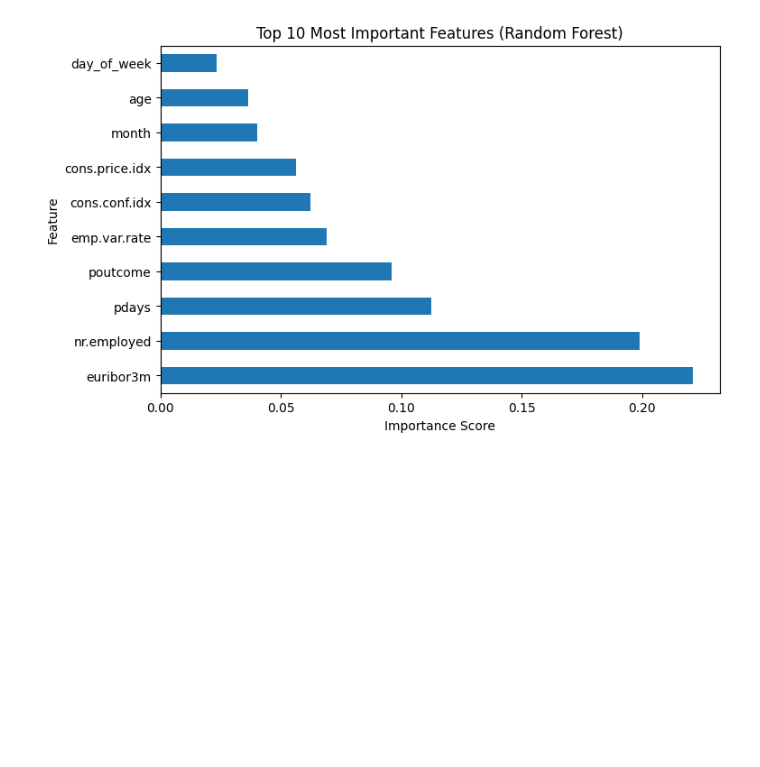
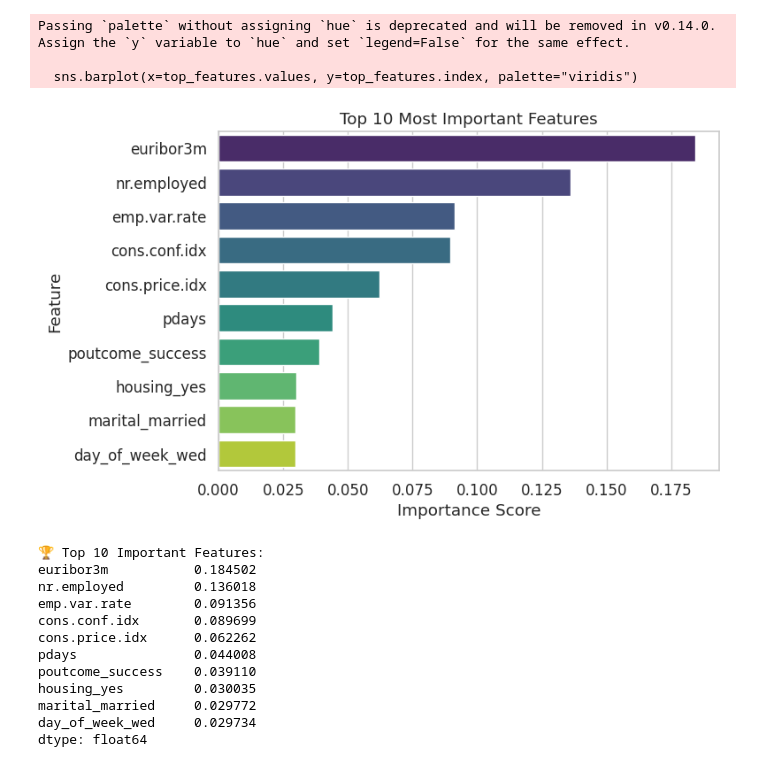
Before and after one commit to alvincharles45/alvincharles45.github.io, a Jupyter notebook: notebooks/starter_bank.ipynb, the cells around one changed output. Saved outputs shown, nothing was run; the diff lists cells and outputs as text; code cells hidden in the pictures; blank space fills up the shorter version.

```diff
--- a/notebooks/starter_bank.ipynb
+++ b/notebooks/starter_bank.ipynb
@@ -114,0 +94,9 @@ print("✅ Model saved as bank_rf_model.pkl")
+# %%
+# STEP 5: Balance Data using SMOTE
+
+smote = SMOTE(random_state=42, sampling_strategy=1.0)
+X_train_resampled, y_train_resampled = smote.fit_resample(X_train, y_train)
+
+print("✅ SMOTE applied successfully!")
+print("Training size after SMOTE:", X_train_resampled.shape)
+print("Class balance AFTER SMOTE:\n", y_train_resampled.value_counts(normalize=True))
@@ -114,0 +111,13 @@ print("✅ Model saved as bank_rf_model.pkl")
+# %%
+# STEP 6: Train Random Forest Classifier
+
+rf = RandomForestClassifier(
+    n_estimators=200,
+    max_depth=10,
+    min_samples_leaf=25,
+    random_state=42,
+    n_jobs=-1
+)
+
+rf.fit(X_train_resampled, y_train_resampled)
+print("✅ Random Forest model trained successfully!")
@@ -115,9 +161,33 @@ print("✅ Model saved as bank_rf_model.pkl")
 # %%
-feat_importances = pd.Series(rf.feature_importances_, index=X.columns)
-feat_importances.nlargest(10).plot(kind="barh", figsize=(8,5))
-plt.title("Top 10 Most Important Features (Random Forest)")
+# STEP 8: Feature Importance
+
+feature_importance = pd.Series(rf.feature_importances_, index=X.columns).sort_values(ascending=False)
+top_features = feature_importance.head(10)
+
+plt.figure(figsize=(8,5))
+sns.barplot(x=top_features.values, y=top_features.index, palette="viridis")
+plt.title("Top 10 Most Important Features")
 plt.xlabel("Importance Score")
 plt.ylabel("Feature")
+plt.tight_layout()
 plt.show()
+
+print("\n🏆 Top 10 Important Features:")
+print(top_features)
 # %% [output]
+Passing `palette` without assigning `hue` is deprecated and will be removed in v0.14.0. Assign the `y` variable to `hue` and set `legend=False` for the same effect.
+
+  sns.barplot(x=top_features.values, y=top_features.index, palette="viridis")
-[figure, old version]
+[figure, new version]
+🏆 Top 10 Important Features:
+euribor3m           0.184502
+nr.employed         0.136018
+emp.var.rate        0.091356
+cons.conf.idx       0.089699
+cons.price.idx      0.062262
+pdays               0.044008
+poutcome_success    0.039110
+housing_yes         0.030035
+marital_married     0.029772
+day_of_week_wed     0.029734
+dtype: float64
```
Also changed, not shown: parts of 26 cells of this notebook.
